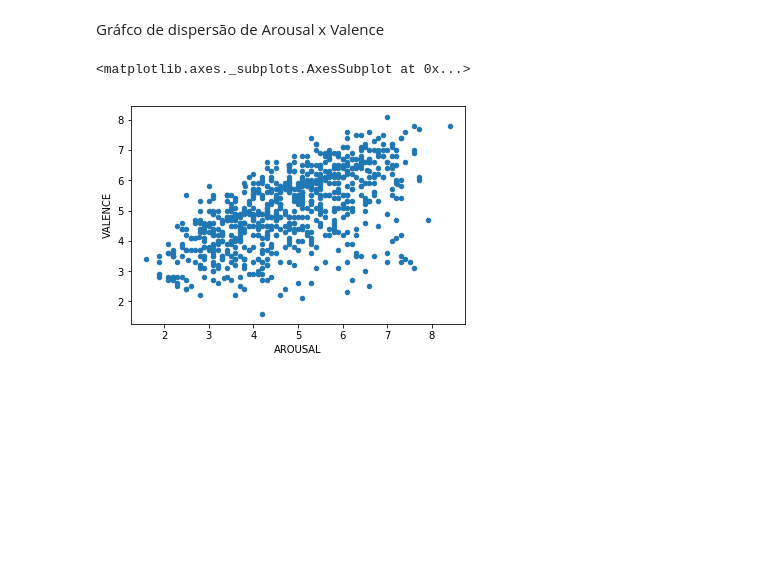
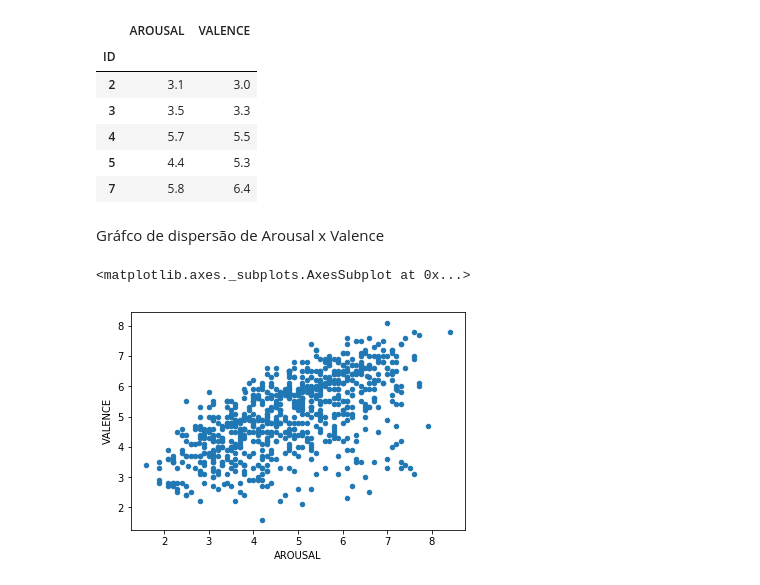
Before and after one commit to thomas-adriano/music-emotions-intel, a Jupyter notebook: jupyter-notebook/correlations.ipynb, the cells around one changed output. Saved outputs shown, nothing was run; the diff lists cells and outputs as text; code cells hidden in the pictures; blank space fills up the shorter version.

```diff
--- a/jupyter-notebook/correlations.ipynb
+++ b/jupyter-notebook/correlations.ipynb
@@ -3,12 +3,20 @@
 import notebook_utils
 notebook_utils.prepare_notebook_path()
 # %%
-import annotations
 import matplotlib.pyplot as plt
 import pandas as pd
 from music_emotions_intel import feature_extraction, paths, io
 
-data = io.get_annotations()
+data = io.load_annotations()
+data.head()
+# %% [output]
+|  | AROUSAL | VALENCE |
+| ID |  |  |
+| 2 | 3.1 | 3.0 |
+| 3 | 3.5 | 3.3 |
+| 4 | 5.7 | 5.5 |
+| 5 | 4.4 | 5.3 |
+| 7 | 5.8 | 6.4 |
 # %% [markdown]
 Gráfco de dispersão de Arousal x Valence
 # %%
```
Also changed, not shown: parts of 6 cells of this notebook, 3 other files.
